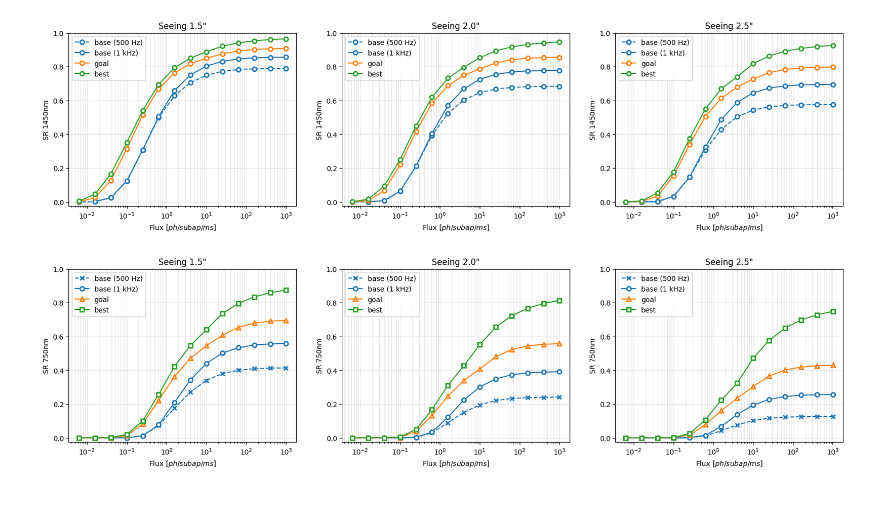
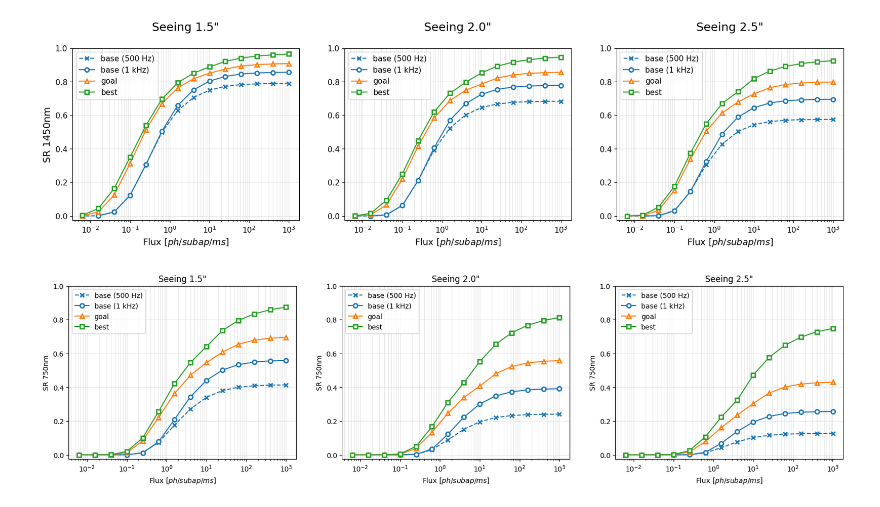
Before and after one commit to Menessao/SPECULA, a Jupyter notebook: config/EKARUS/ekarusEBplots.ipynb, the cells around one changed output. Cells and saved outputs as stored; diff of their text form; code cells hidden in the pictures.

```diff
--- a/config/EKARUS/ekarusEBplots.ipynb
+++ b/config/EKARUS/ekarusEBplots.ipynb
@@ -264,22 +264,32 @@ vv4,tot4=plot_error_vs_magnitude(dataframe4, min_mag=3, max_mag=13)
 plt.figure(figsize=(20,4.5))
 for idx in range(3):
     plt.subplot(1,3,idx+1)
-    plt.semilogx(vv[idx],sr(tot[idx],1450), marker='o',linestyle='-',
+    plt.semilogx(vv[idx],sr(tot[idx],1450), marker='x',linestyle='-',
                     markerfacecolor='white',
                     markeredgewidth=2, label='bin 1x1')
-    plt.semilogx(vv2[idx]/2**2,sr(tot2[idx],1450), marker='o',linestyle='-',
+    plt.semilogx(vv[idx],sr(tot2[idx],1450), marker='o',linestyle='-',
                     markerfacecolor='white',
                     markeredgewidth=2,label='bin 2x2')
-    plt.semilogx(vv3[idx]/3**2,sr(tot3[idx],1450), marker='o',linestyle='-',
+    plt.semilogx(vv[idx],sr(tot3[idx],1450), marker='^',linestyle='-',
                     markerfacecolor='white',
                     markeredgewidth=2, label='bin 3x3')
-    plt.semilogx(vv4[idx]/4**2,sr(tot4[idx],1450), marker='o',linestyle='-',
+    plt.semilogx(vv[idx],sr(tot4[idx],1450), marker='s',linestyle='-',
                     markerfacecolor='white',
                     markeredgewidth=2, label='bin 4x4')
-    plt.legend(loc='best')
-    plt.xlabel(r'Flux $[ph/subap/ms]$')
-    plt.ylabel('SR 1450nm')
+    # plt.legend(loc='best')
+    # plt.xlabel(r'Flux $[ph/subap/ms]$')
+    # plt.ylabel('SR 1450nm')
+    # plt.grid(which='both',alpha=0.3)
+    # plt.ylim([-0.025,1])
+    # plt.title(f'Seeing {seeings[idx]:1.1f}"')
+
+    plt.legend(loc='upper left', fontsize=8*1.4, title_fontsize=10*1.4)
+    plt.xlabel(r'Flux $[ph/subap/ms]$',fontsize=13)
+    plt.xticks(fontsize=8*1.4)
+    plt.yticks(fontsize=8*1.4)
+    if idx == 0:
+        plt.ylabel('SR 1450nm',fontsize=10*1.4)
     plt.grid(which='both',alpha=0.3)
     plt.ylim([-0.025,1])
-    plt.title(f'Seeing {seeings[idx]:1.1f}"')
+    plt.title(f'Seeing {seeings[idx]:1.1f}"\n',fontsize=12*1.4)
 # %% [output]
@@ -333,30 +343,39 @@ vv_best_f1000,tot_best_f1000=plot_error_vs_magnitude(df_opt_f1000, min_mag=0, ma
 # %%
 plt.figure(figsize=(20,4.5))
 for idx in range(3):
     plt.subplot(1,3,idx+1)
     plt.semilogx(vv_base[idx],sr(tot_base[idx],1450), marker='x',linestyle='--',
                     markerfacecolor='white', c='C0',
                     markeredgewidth=2, label='base (500 Hz)')
     plt.semilogx(vv_base_f1000[idx],sr(tot_base_f1000[idx],1450), marker='o',linestyle='-',
                     markerfacecolor='white', c='C0',
                     markeredgewidth=2, label='base (1 kHz)')
     plt.semilogx(vv_goal[idx],sr(tot_goal[idx],1450), marker='^',linestyle='-',
                     markerfacecolor='white',  c='C1',
                     markeredgewidth=2,label='goal')
     plt.semilogx(vv_best[idx],sr(tot_best[idx],1450), marker='s',linestyle='-',
                     markerfacecolor='white',  c='C2',
                     markeredgewidth=2, label='best')
     # plt.semilogx(vv_best_f1000[idx],sr(tot_best_f1000[idx],1450), marker='o',linestyle='--',
     #                 markerfacecolor='white',  c='C2',
     #                 markeredgewidth=2, label='best')
-    plt.legend(loc='best')
-    plt.xlabel(r'Flux $[ph/subap/ms]$')
-    plt.ylabel('SR 1450nm')
+    # plt.legend(loc='best')
+    # plt.xlabel(r'Flux $[ph/subap/ms]$')
+    # plt.ylabel('SR 1450nm')
+    # plt.grid(which='both',alpha=0.3)
+    # plt.ylim([-0.025,1])
+    # plt.title(f'Seeing {seeings[idx]:1.1f}"')
+    plt.legend(loc='upper left', fontsize=8*1.4, title_fontsize=10*1.4)
+    plt.xlabel(r'Flux $[ph/subap/ms]$',fontsize=13)
+    plt.xticks(fontsize=8*1.4)
+    plt.yticks(fontsize=8*1.4)
+    if idx == 0:
+        plt.ylabel('SR 1450nm',fontsize=10*1.4)
     plt.grid(which='both',alpha=0.3)
     plt.ylim([-0.025,1])
-    plt.title(f'Seeing {seeings[idx]:1.1f}"')
+    plt.title(f'Seeing {seeings[idx]:1.1f}"\n',fontsize=12*1.4)
 # %% [output]
-[figure, old version]
+[figure, new version]
 # %%
 plt.figure(figsize=(20,4.5))
 for idx in range(3):
```
Also changed, not shown: parts of 8 cells of this notebook, 7 other files.
